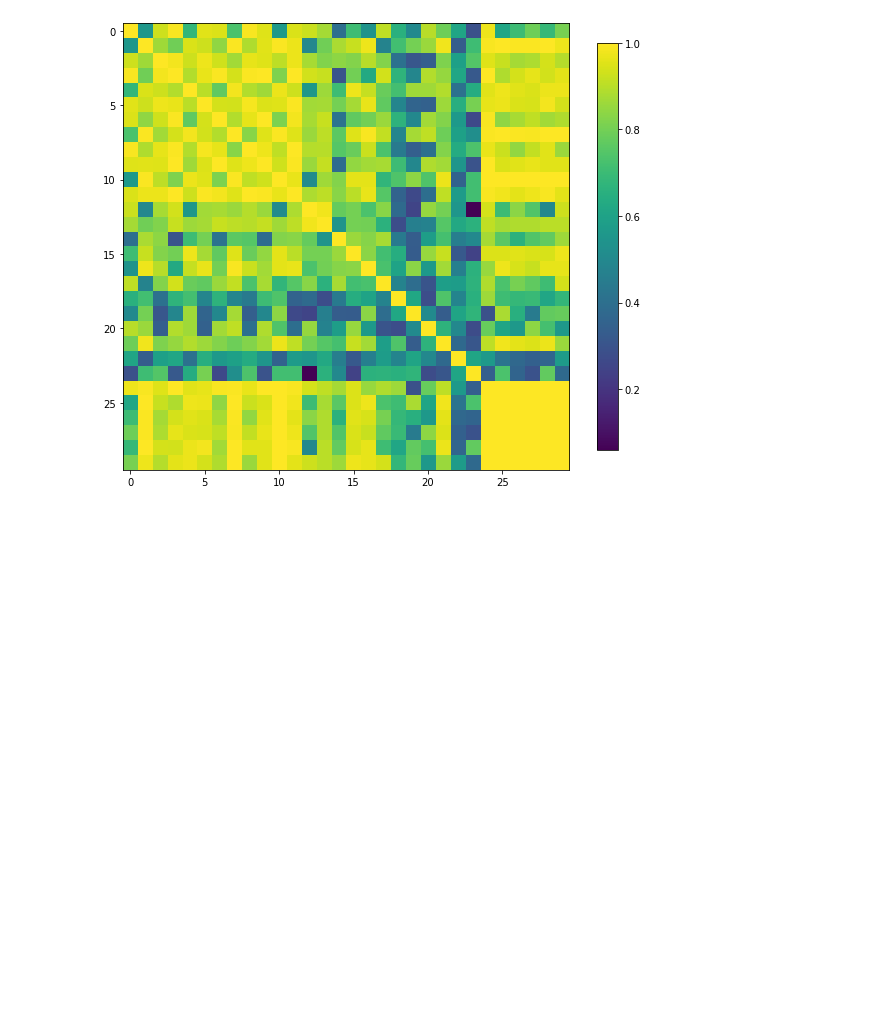
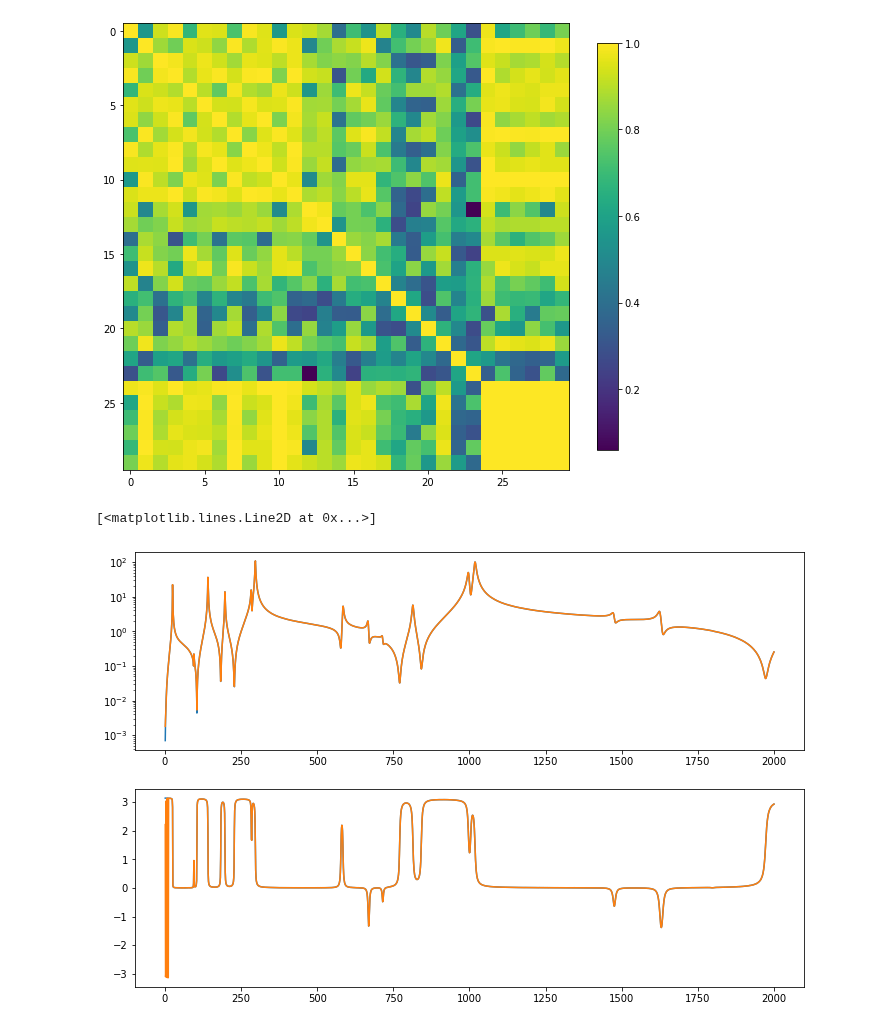
Before and after one commit to yannikmadeheim-del/pyFBS-nonlinear, a Jupyter notebook: examples/MCK_Engine_mount.ipynb, the cells around one changed output. Drawn from its saved outputs; the diff is of its cells as text; code cells hidden in the pictures; blank space fills up the shorter version.

Commit message:
Add noise on FRFs
Former-commit-id: 6b84aadec6e2bea723ae2cdaeb8f439033939946 [formerly d3acaf726e2093c76c4f1b68eb7084d7607ddb1b]
Former-commit-id: ec48003c30589d1305a5079edabd58878575bfa4

```diff
--- a/examples/MCK_Engine_mount.ipynb
+++ b/examples/MCK_Engine_mount.ipynb
@@ -119,3 +119,20 @@ plt.imshow(Y_coh)
 plt.colorbar(shrink =.75);
 # %% [output]
 [figure]
+# %%
+MK.add_noise()
+# %%
+plt.figure(figsize = (12,8))
+plt.subplot(211)
+plt.semilogy(MK.freq,np.abs(MK.FRF[0,0]))
+plt.semilogy(MK.freq,np.abs(MK.FRF_noise[0,0]))
+
+#plt.semilogy(freq,np.abs(FRF[-2,-1]),'--')
+
+plt.subplot(212)
+plt.plot(MK.freq,np.angle(MK.FRF[0,0]))
+plt.plot(MK.freq,np.angle(MK.FRF_noise[0,0]))
+#plt.plot(freq,np.angle(FRF[2,0]),'--')
+# %% [output]
+[<matplotlib.lines.Line2D at 0x...>]
+[figure, added]
```
Also changed, not shown: 1 other file.
